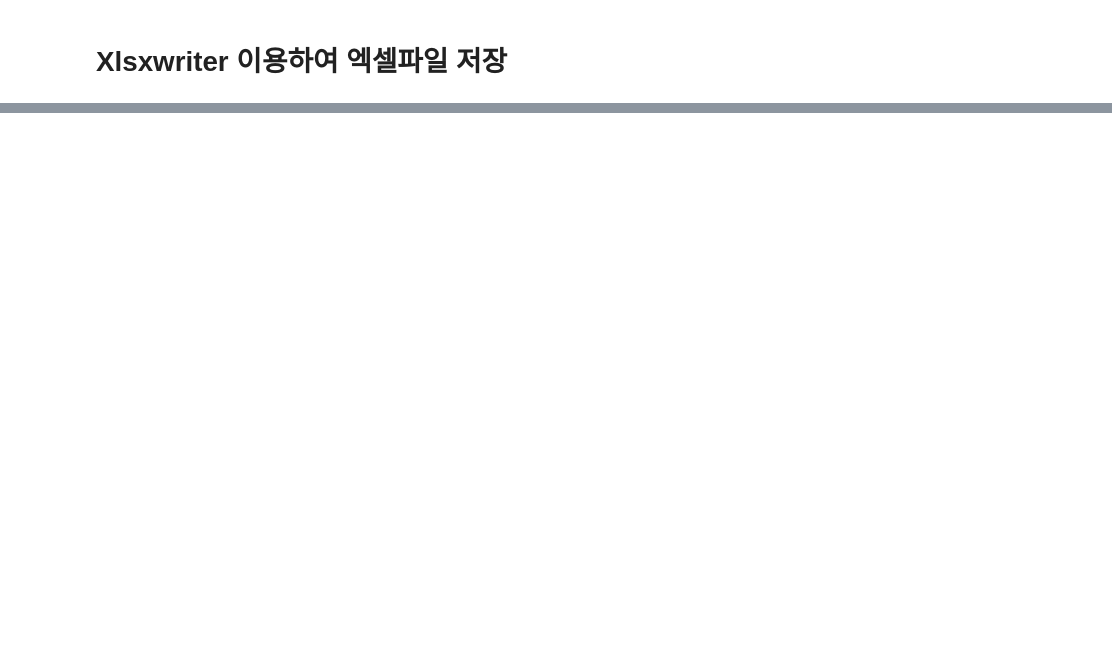
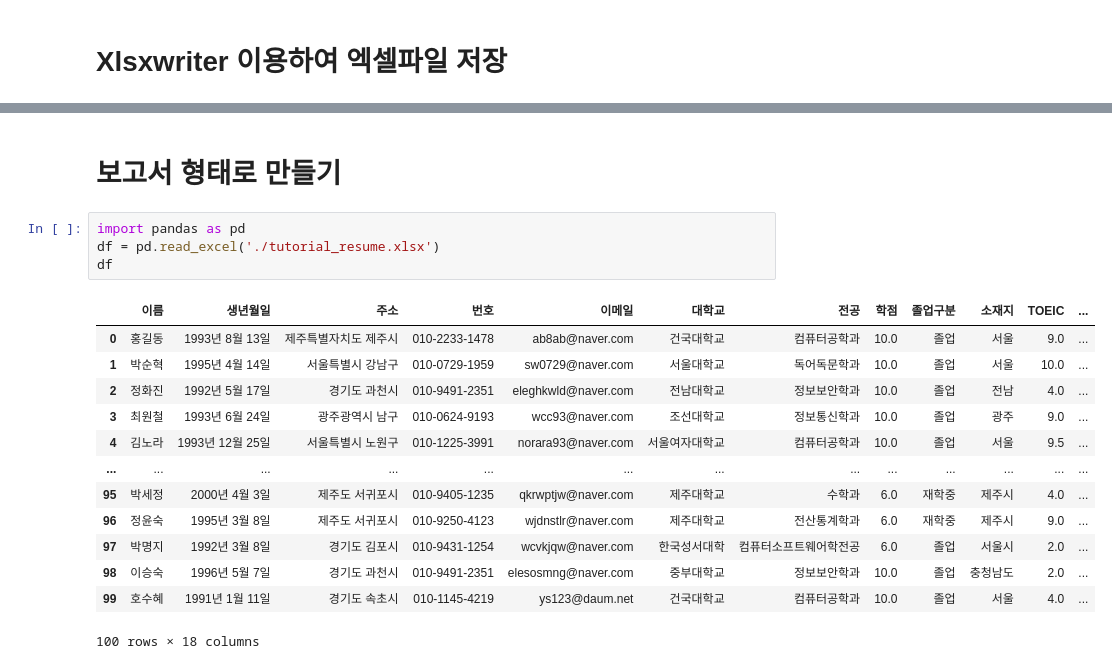
Before and after one commit to dkdlel6887/codingtest_preparing, a Jupyter notebook: xlsxwriter_study/xlsxwriter_06.ipynb, the cells around one changed output, grey strips where cells are left out. Saved outputs shown, nothing was run; the diff lists cells and outputs as text; blank space fills up the shorter version.

```diff
--- a/xlsxwriter_study/xlsxwriter_06.ipynb
+++ b/xlsxwriter_study/xlsxwriter_06.ipynb
@@ -1323,0 +1564,20 @@ TypeError: Unsupported type <class 'list'> in write()
+# %% [markdown]
+# 보고서 형태로 만들기
+# %%
+import pandas as pd
+df = pd.read_excel('./tutorial_resume.xlsx')
+df
+# %% [output]
+|  | 이름 | 생년월일 | 주소 | 번호 | 이메일 | 대학교 | 전공 | 학점 | 졸업구분 | 소재지 | TOEIC | ... |
+| 0 | 홍길동 | 1993년 8월 13일 | 제주특별자치도 제주시 | 010-2233-1478 | ab8ab@naver.com | 건국대학교 | 컴퓨터공학과 | 10.0 | 졸업 | 서울 | 9.0 | ... |
+| 1 | 박순혁 | 1995년 4월 14일 | 서울특별시 강남구 | 010-0729-1959 | sw0729@naver.com | 서울대학교 | 독어독문학과 | 10.0 | 졸업 | 서울 | 10.0 | ... |
+| 2 | 정화진 | 1992년 5월 17일 | 경기도 과천시 | 010-9491-2351 | eleghkwld@naver.com | 전남대학교 | 정보보안학과 | 10.0 | 졸업 | 전남 | 4.0 | ... |
+| 3 | 최원철 | 1993년 6월 24일 | 광주광역시 남구 | 010-0624-9193 | wcc93@naver.com | 조선대학교 | 정보통신학과 | 10.0 | 졸업 | 광주 | 9.0 | ... |
+| 4 | 김노라 | 1993년 12월 25일 | 서울특별시 노원구 | 010-1225-3991 | norara93@naver.com | 서울여자대학교 | 컴퓨터공학과 | 10.0 | 졸업 | 서울 | 9.5 | ... |
+| ... | ... | ... | ... | ... | ... | ... | ... | ... | ... | ... | ... | ... |
+| 95 | 박세정 | 2000년 4월 3일 | 제주도 서귀포시 | 010-9405-1235 | qkrwptjw@naver.com | 제주대학교 | 수학과 | 6.0 | 재학중 | 제주시 | 4.0 | ... |
+| 96 | 정윤숙 | 1995년 3월 8일 | 제주도 서귀포시 | 010-9250-4123 | wjdnstlr@naver.com | 제주대학교 | 전산통계학과 | 6.0 | 재학중 | 제주시 | 9.0 | ... |
+| 97 | 박명지 | 1992년 3월 8일 | 경기도 김포시 | 010-9431-1254 | wcvkjqw@naver.com | 한국성서대학 | 컴퓨터소프트웨어학전공 | 6.0 | 졸업 | 서울시 | 2.0 | ... |
+| 98 | 이승숙 | 1996년 5월 7일 | 경기도 과천시 | 010-9491-2351 | elesosmng@naver.com | 중부대학교 | 정보보안학과 | 10.0 | 졸업 | 충청남도 | 2.0 | ... |
+| 99 | 호수혜 | 1991년 1월 11일 | 경기도 속초시 | 010-1145-4219 | ys123@daum.net | 건국대학교 | 컴퓨터공학과 | 10.0 | 졸업 | 서울 | 4.0 | ... |
+100 rows × 18 columns
```
Also changed, not shown: parts of 15 cells of this notebook, 2 other files.
